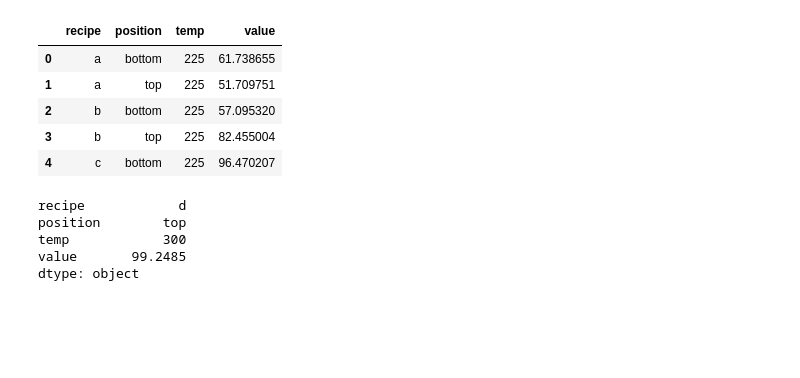
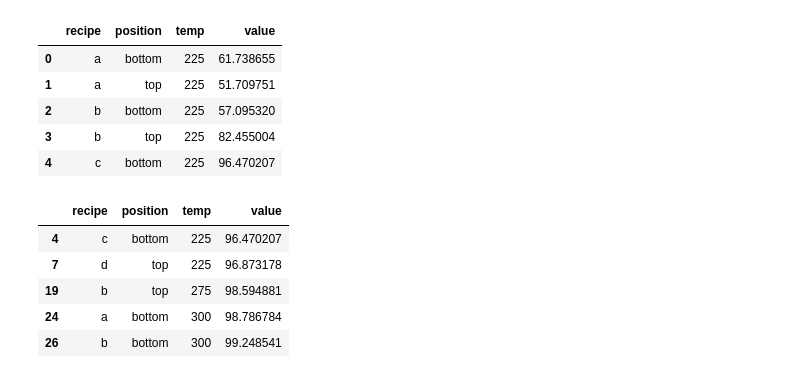
Before and after one commit to crisgiovanoni/ds-methodologies-exercises, a Jupyter notebook: advanced_topics/tidy_data.ipynb, the cells around one changed output. Cells and saved outputs as stored; diff of their text form; code cells hidden in the pictures; blank space fills up the shorter version.

```diff
--- a/advanced_topics/tidy_data.ipynb
+++ b/advanced_topics/tidy_data.ipynb
@@ -190,11 +190,12 @@ cake_agg.head()
 | 2 | b | bottom | 225 | 57.095320 |
 | 3 | b | top | 225 | 82.455004 |
 | 4 | c | bottom | 225 | 96.470207 |
-# %%
-cake_agg.max()
-# %% [output]
-recipe            d
-position        top
-temp            300
-value       99.2485
-dtype: object
+# %%
+cake_agg.sort_values(by="value").tail()
+# %% [output]
+|  | recipe | position | temp | value |
+| 4 | c | bottom | 225 | 96.470207 |
+| 7 | d | top | 225 | 96.873178 |
+| 19 | b | top | 275 | 98.594881 |
+| 24 | a | bottom | 300 | 98.786784 |
+| 26 | b | bottom | 300 | 99.248541 |
```
Also changed, not shown: parts of 3 cells of this notebook.
